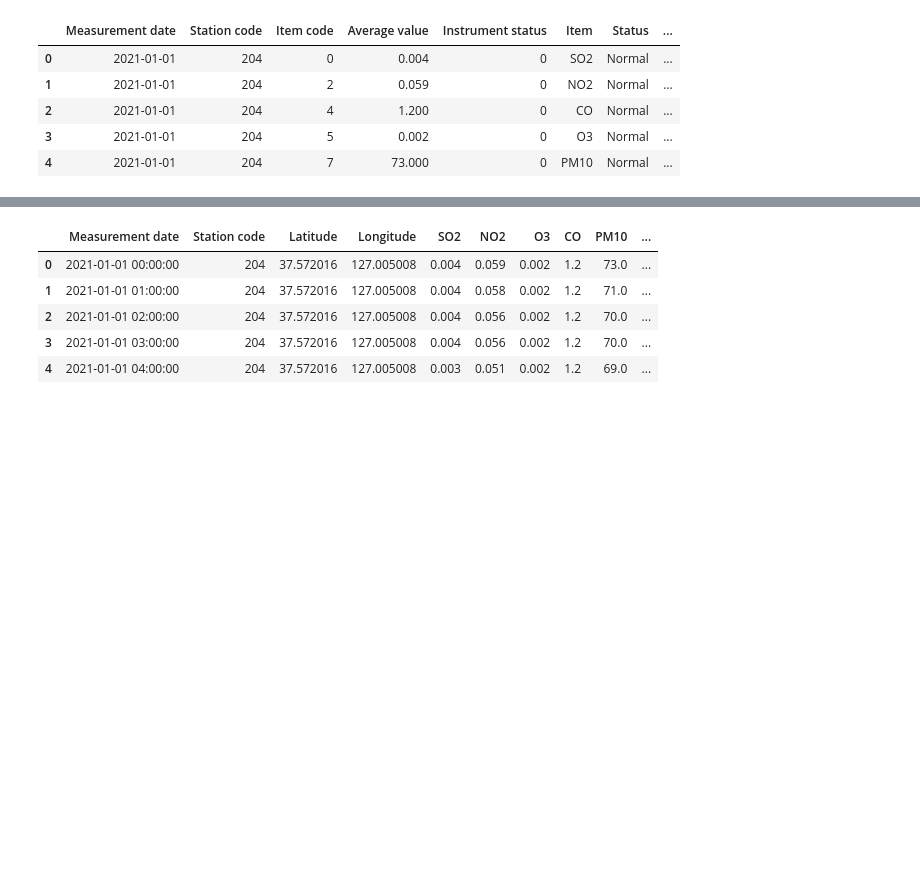
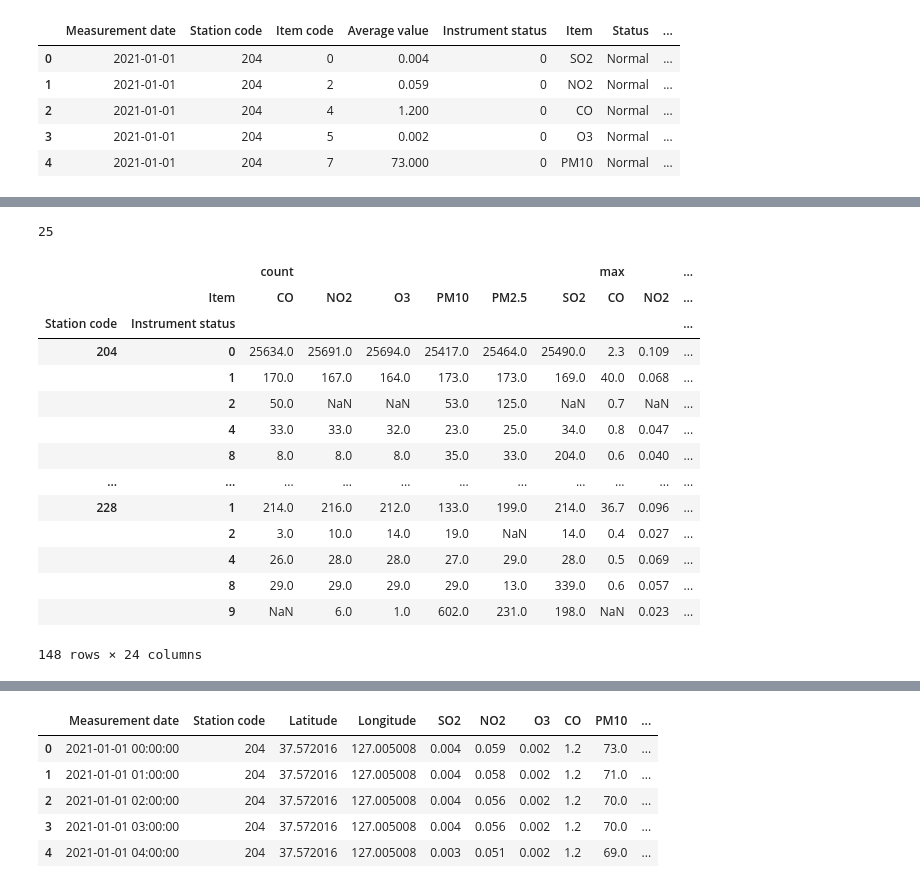
Before and after one commit to carlosgomezagrafojo/pollution-data, a Jupyter notebook: proyect_contaminacion.ipynb, the cells around one changed output, grey strips where cells are left out. Saved outputs shown, nothing was run; the diff lists cells and outputs as text; code cells hidden in the pictures; blank space fills up the shorter version.

Commit message:
estadisticas básicas para comenzar a responder las preguntas del 1er punto

```diff
--- a/proyect_contaminacion.ipynb
+++ b/proyect_contaminacion.ipynb
@@ -210,0 +234,31 @@ df_instrument.head()
+# %%
+# cantidad de estaciones distintas "station code"
+df_instrument["Station code"].nunique()
+# %% [output]
+25
+# %%
+# agrupamos por "Station code" e "Instrument status" para pivotear con "Item" a fin de sacar las siguientes medidas: promedio, cantidad, min y max
+df_instrument_pivot = df_instrument.pivot_table(
+    index=["Station code", "Instrument status"],  # Agrupar por Estación y Estado del Instrumento
+    columns="Item",  # Pivotear por Ítem
+    values="Average value",  # Agregar los valores de las mediciones
+    aggfunc={"Average value": ["mean", "count" ,"min", "max"]}  # Calcular media, suma y máximo
+)
+
+df_pivot # mostrar df_pivot
+# %% [output]
+|  |  | count |  |  |  |  |  | max |  | ... |
+|  | Item | CO | NO2 | O3 | PM10 | PM2.5 | SO2 | CO | NO2 | ... |
+| Station code | Instrument status |  |  |  |  |  |  |  |  | ... |
+| 204 | 0 | 25634.0 | 25691.0 | 25694.0 | 25417.0 | 25464.0 | 25490.0 | 2.3 | 0.109 | ... |
+|  | 1 | 170.0 | 167.0 | 164.0 | 173.0 | 173.0 | 169.0 | 40.0 | 0.068 | ... |
+|  | 2 | 50.0 | NaN | NaN | 53.0 | 125.0 | NaN | 0.7 | NaN | ... |
+|  | 4 | 33.0 | 33.0 | 32.0 | 23.0 | 25.0 | 34.0 | 0.8 | 0.047 | ... |
+|  | 8 | 8.0 | 8.0 | 8.0 | 35.0 | 33.0 | 204.0 | 0.6 | 0.040 | ... |
+| ... | ... | ... | ... | ... | ... | ... | ... | ... | ... | ... |
+| 228 | 1 | 214.0 | 216.0 | 212.0 | 133.0 | 199.0 | 214.0 | 36.7 | 0.096 | ... |
+|  | 2 | 3.0 | 10.0 | 14.0 | 19.0 | NaN | 14.0 | 0.4 | 0.027 | ... |
+|  | 4 | 26.0 | 28.0 | 28.0 | 27.0 | 29.0 | 28.0 | 0.5 | 0.069 | ... |
+|  | 8 | 29.0 | 29.0 | 29.0 | 29.0 | 13.0 | 339.0 | 0.6 | 0.057 | ... |
+|  | 9 | NaN | 6.0 | 1.0 | 602.0 | 231.0 | 198.0 | NaN | 0.023 | ... |
+148 rows × 24 columns
```
Also changed, not shown: parts of 7 cells of this notebook.
